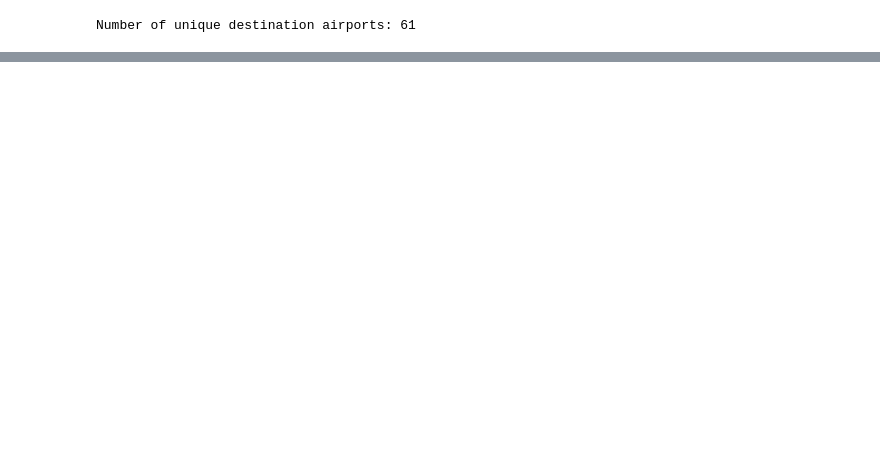
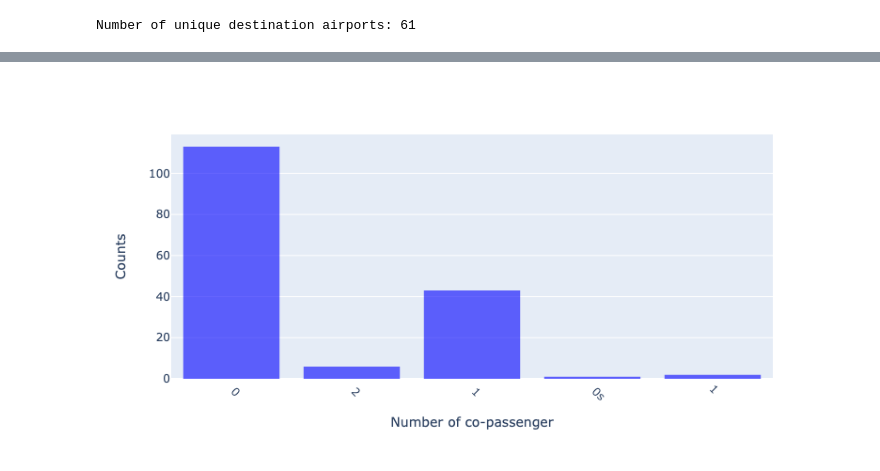
Before and after one commit to rgjha/data_science_basics, a Jupyter notebook: my_flight_data/flightstaken.ipynb, the cells around one changed output, grey strips where cells are left out. Saved outputs shown, nothing was run; the diff lists cells and outputs as text; code cells hidden in the pictures; blank space fills up the shorter version.

```diff
--- a/my_flight_data/flightstaken.ipynb
+++ b/my_flight_data/flightstaken.ipynb
@@ -93,0 +90,10 @@ fig.show("png")
+# %%
+fig = px.histogram(df, x=" Companion",
+                   opacity=0.6, width=800, height=400,color_discrete_sequence=['blue'],)
+fig.update_layout(yaxis_title="Counts")
+fig.update_layout(xaxis_title="Number of co-passenger")
+fig.update_xaxes(tickangle=45)
+fig.update_xaxes(dtick=1)
+fig.show("png")
+# %% [output]
+[figure, added]
```
Also changed, not shown: parts of 4 cells of this notebook, 7 other files.
